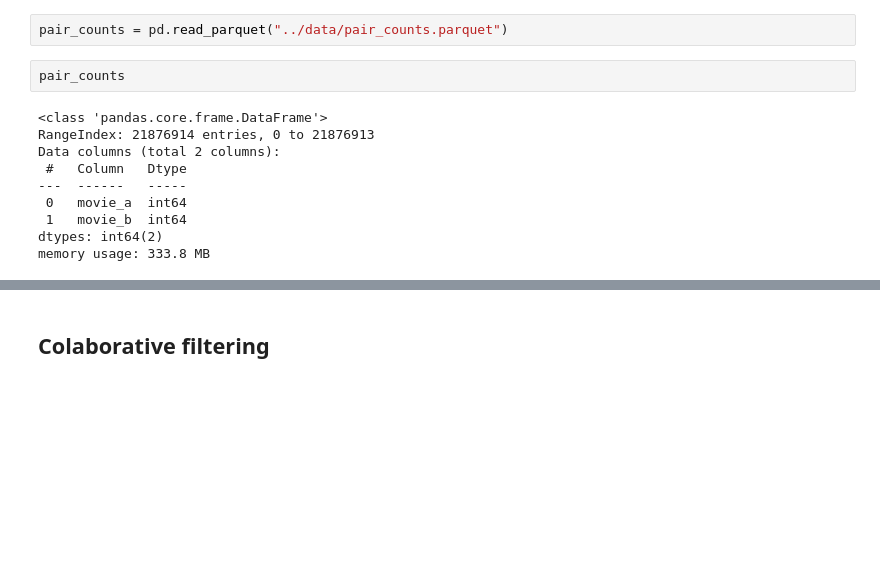
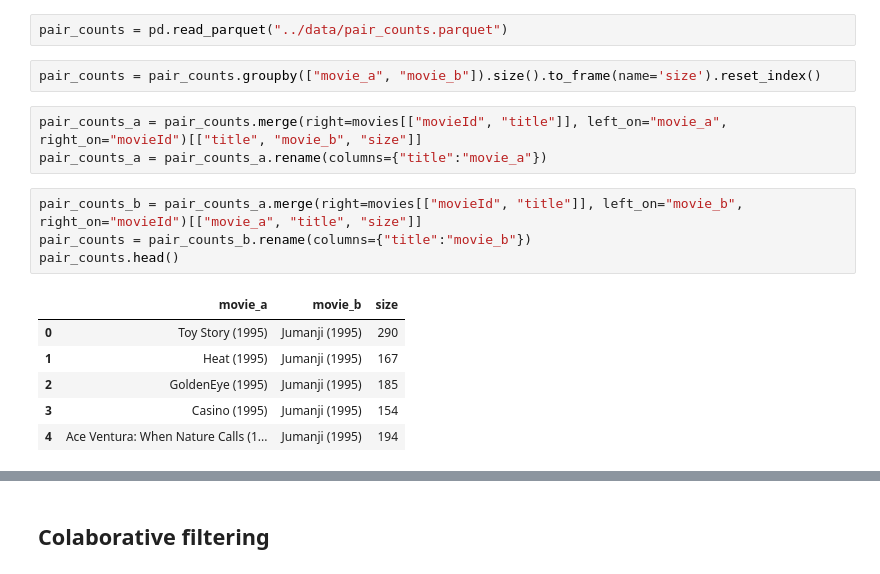
Before and after one commit to franklinzppa/movie-recommendation, a Jupyter notebook: notebooks/recomendation.ipynb, the cells around one changed output, grey strips where cells are left out. Cells and saved outputs as stored; diff of their text form; blank space fills up the shorter version.

```diff
--- a/notebooks/recomendation.ipynb
+++ b/notebooks/recomendation.ipynb
@@ -173,15 +173,19 @@ movie_rec.merge(right=movies[["movieId", "title"]], on="movieId").head(10)
 # pair_counts.to_parquet("../data/pair_counts.parquet")
 # %%
 pair_counts = pd.read_parquet("../data/pair_counts.parquet")
-# %%
-pair_counts
-# %% [output]
-<class 'pandas.core.frame.DataFrame'>
-RangeIndex: 21876914 entries, 0 to 21876913
-Data columns (total 2 columns):
- #   Column   Dtype
----  ------   -----
- 0   movie_a  int64
- 1   movie_b  int64
-dtypes: int64(2)
-memory usage: 333.8 MB
+# %%
+pair_counts = pair_counts.groupby(["movie_a", "movie_b"]).size().to_frame(name='size').reset_index()
+# %%
+pair_counts_a = pair_counts.merge(right=movies[["movieId", "title"]], left_on="movie_a", right_on="movieId")[["title", "movie_b", "size"]]
+pair_counts_a = pair_counts_a.rename(columns={"title":"movie_a"})
+# %%
+pair_counts_b = pair_counts_a.merge(right=movies[["movieId", "title"]], left_on="movie_b", right_on="movieId")[["movie_a", "title", "size"]]
+pair_counts = pair_counts_b.rename(columns={"title":"movie_b"})
+pair_counts.head()
+# %% [output]
+|  | movie_a | movie_b | size |
+| 0 | Toy Story (1995) | Jumanji (1995) | 290 |
+| 1 | Heat (1995) | Jumanji (1995) | 167 |
+| 2 | GoldenEye (1995) | Jumanji (1995) | 185 |
+| 3 | Casino (1995) | Jumanji (1995) | 154 |
+| 4 | Ace Ventura: When Nature Calls (1... | Jumanji (1995) | 194 |
```
Also changed, not shown: parts of 1 cell of this notebook.
